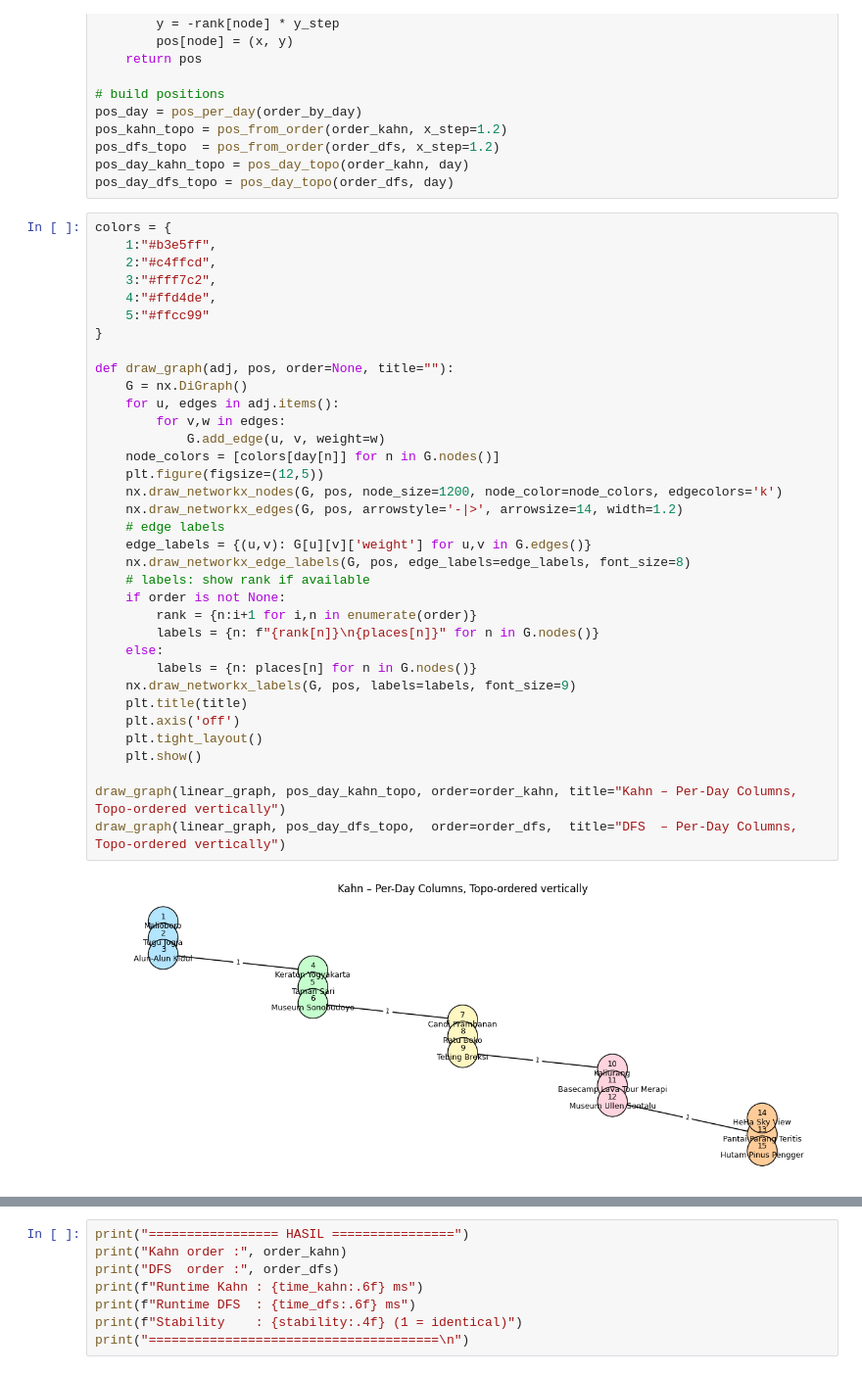
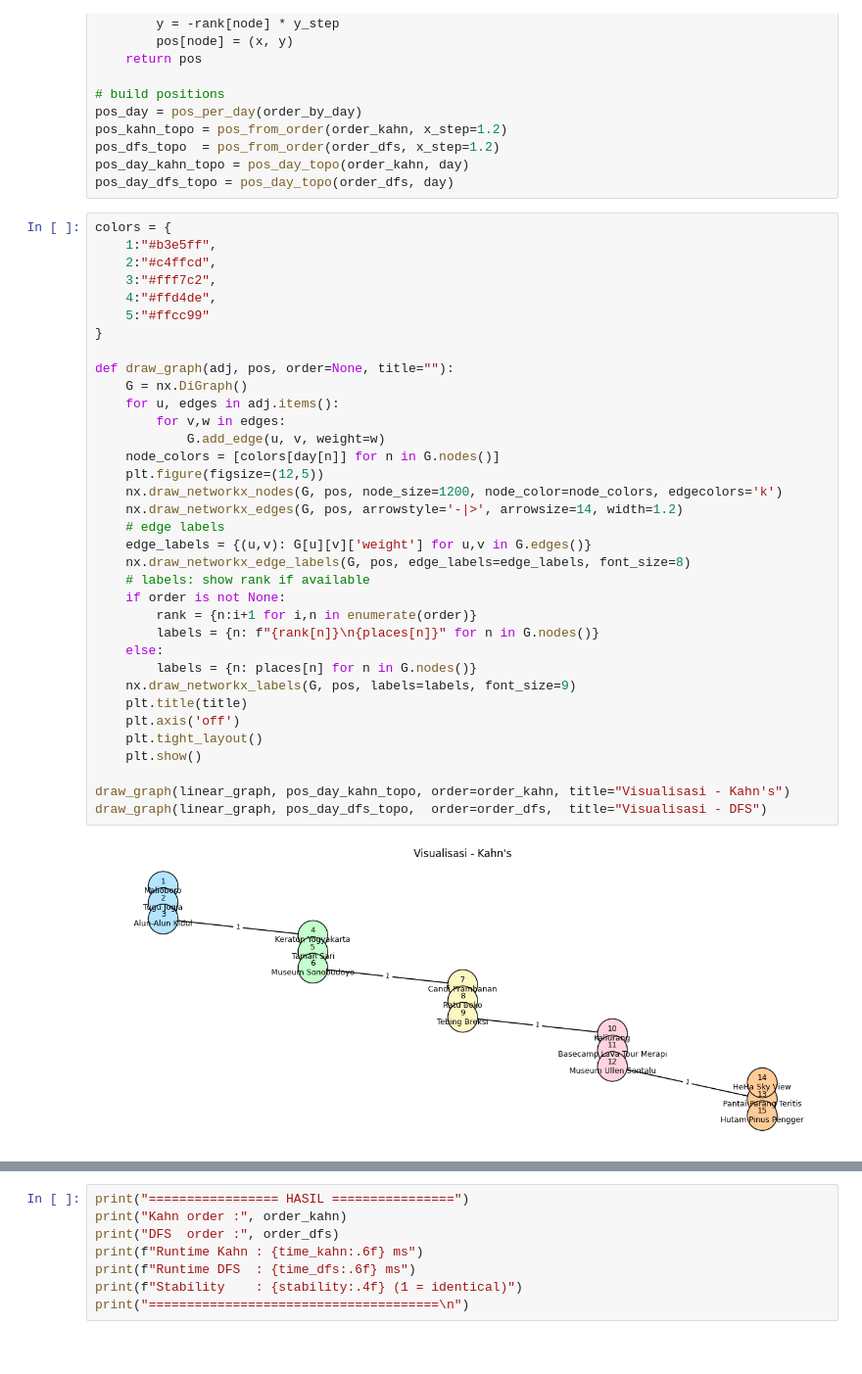
Before and after one commit to DienAkbar25/DesainAnalisisAlgoritma, a Jupyter notebook: DAA(TRIP_PLANNER).ipynb, the cells around one changed output, grey strips where cells are left out. Shown at 98% size. Drawn from its saved outputs; the diff is of its cells as text.

```diff
--- a/DAA(TRIP_PLANNER).ipynb
+++ b/DAA(TRIP_PLANNER).ipynb
@@ -175,33 +175,33 @@ colors = {
     3:"#fff7c2",
     4:"#ffd4de",
     5:"#ffcc99"
 }
 
 def draw_graph(adj, pos, order=None, title=""):
     G = nx.DiGraph()
     for u, edges in adj.items():
         for v,w in edges:
             G.add_edge(u, v, weight=w)
     node_colors = [colors[day[n]] for n in G.nodes()]
     plt.figure(figsize=(12,5))
     nx.draw_networkx_nodes(G, pos, node_size=1200, node_color=node_colors, edgecolors='k')
     nx.draw_networkx_edges(G, pos, arrowstyle='-|>', arrowsize=14, width=1.2)
     # edge labels
     edge_labels = {(u,v): G[u][v]['weight'] for u,v in G.edges()}
     nx.draw_networkx_edge_labels(G, pos, edge_labels=edge_labels, font_size=8)
     # labels: show rank if available
     if order is not None:
         rank = {n:i+1 for i,n in enumerate(order)}
         labels = {n: f"{rank[n]}\n{places[n]}" for n in G.nodes()}
     else:
         labels = {n: places[n] for n in G.nodes()}
     nx.draw_networkx_labels(G, pos, labels=labels, font_size=9)
     plt.title(title)
     plt.axis('off')
     plt.tight_layout()
     plt.show()
 
-draw_graph(linear_graph, pos_day_kahn_topo, order=order_kahn, title="Kahn – Per-Day Columns, Topo-ordered vertically")
-draw_graph(linear_graph, pos_day_dfs_topo,  order=order_dfs,  title="DFS  – Per-Day Columns, Topo-ordered vertically")
+draw_graph(linear_graph, pos_day_kahn_topo, order=order_kahn, title="Visualisasi - Kahn's")
+draw_graph(linear_graph, pos_day_dfs_topo,  order=order_dfs,  title="Visualisasi - DFS")
 # %% [output]
-[figure, old version]
+[figure, new version]
```
Also changed, not shown: parts of 1 cell of this notebook.
